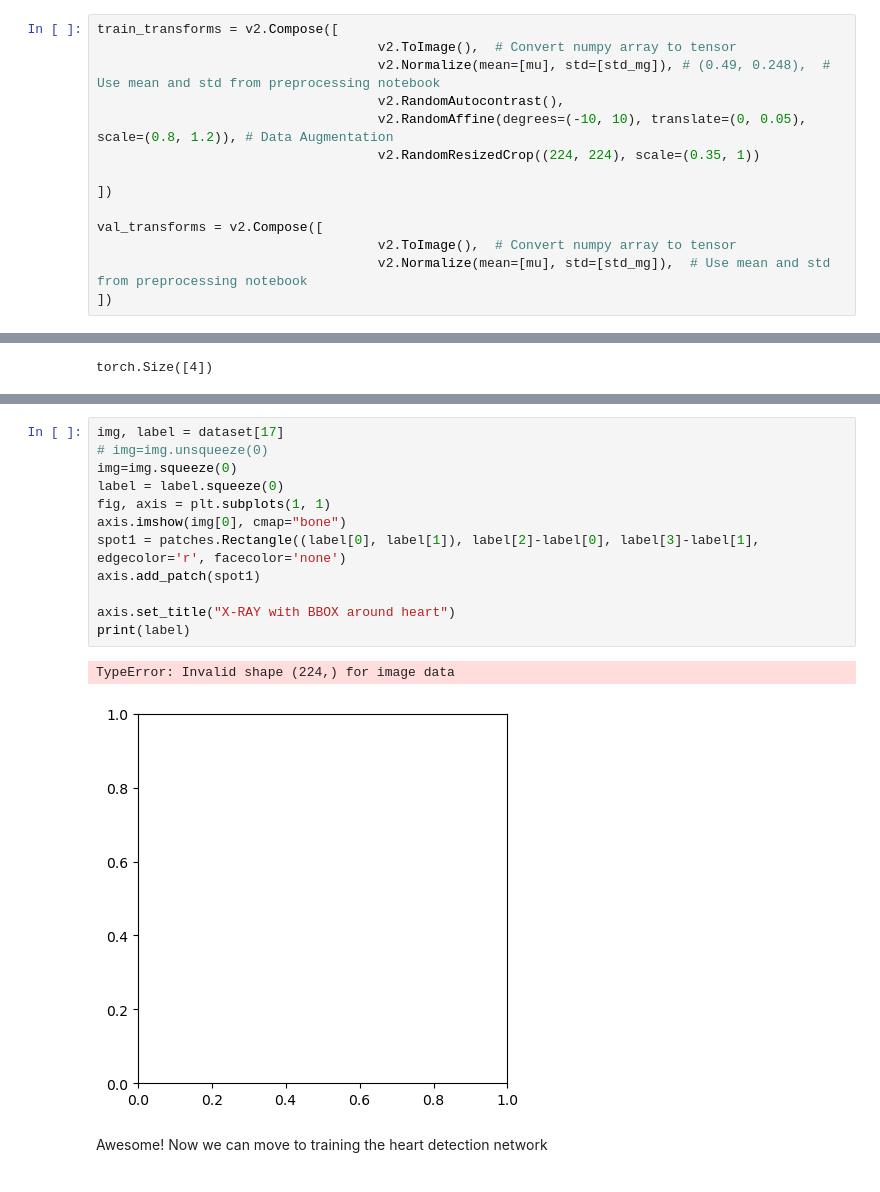
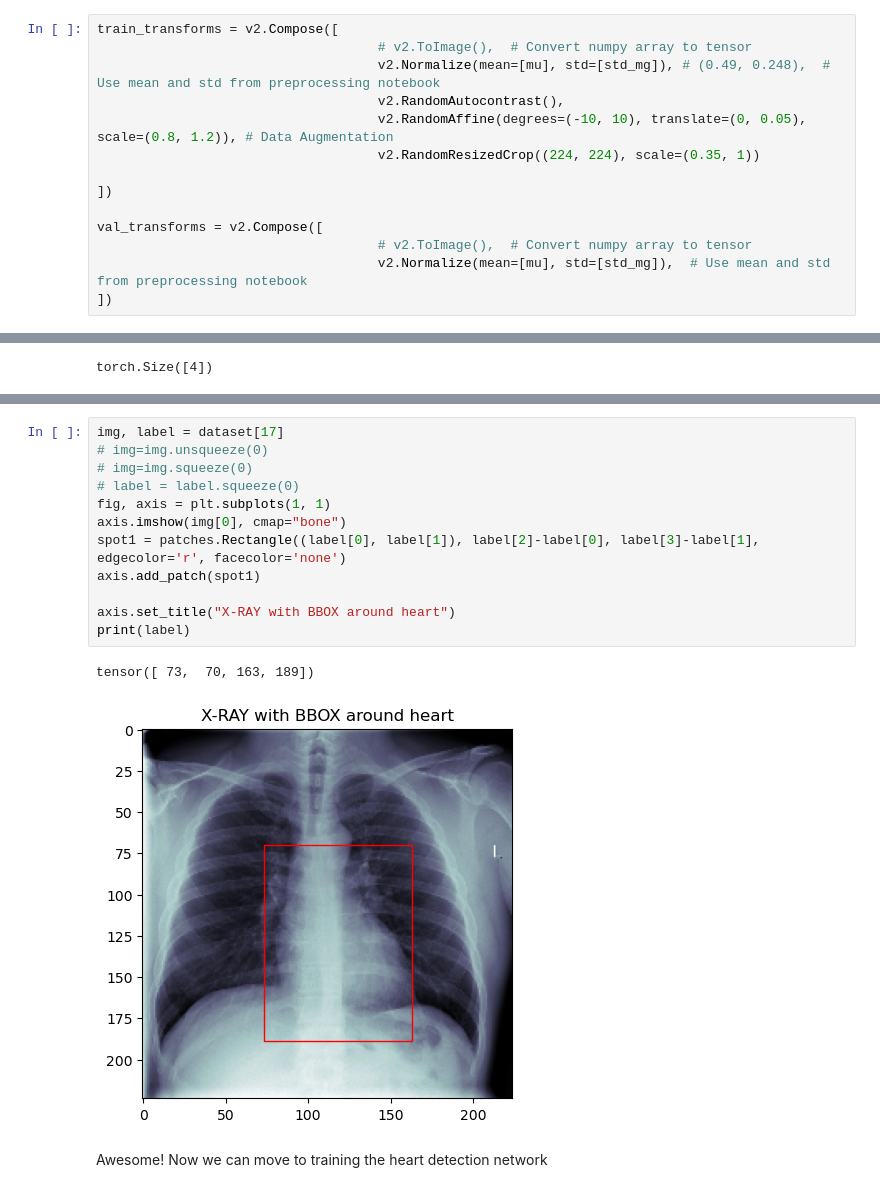
Before and after one commit to mgabr001-git/AI_IN_MEDICAL_IMAGING, a Jupyter notebook: 05-Detection/02-Dataset.ipynb, the cells around one changed output, grey strips where cells are left out. Drawn from its saved outputs; the diff is of its cells as text.

```diff
--- a/05-Detection/02-Dataset.ipynb
+++ b/05-Detection/02-Dataset.ipynb
@@ -133,7 +133,7 @@ import matplotlib.patches as patches
 #         ])
 # %%
 train_transforms = v2.Compose([
-                                    v2.ToImage(),  # Convert numpy array to tensor
+                                    # v2.ToImage(),  # Convert numpy array to tensor
                                     v2.Normalize(mean=[mu], std=[std_mg]), # (0.49, 0.248),  # Use mean and std from preprocessing notebook
                                     v2.RandomAutocontrast(),
                                     v2.RandomAffine(degrees=(-10, 10), translate=(0, 0.05), scale=(0.8, 1.2)), # Data Augmentation
@@ -142,7 +142,7 @@ train_transforms = v2.Compose([
 ])
 
 val_transforms = v2.Compose([
-                                    v2.ToImage(),  # Convert numpy array to tensor
+                                    # v2.ToImage(),  # Convert numpy array to tensor
                                     v2.Normalize(mean=[mu], std=[std_mg]),  # Use mean and std from preprocessing notebook
 ])
 # %%
@@ -181,17 +181,17 @@ TypeError: Invalid shape (224,) for image data
 # %%
 img, label = dataset[17]
 # img=img.unsqueeze(0)
-img=img.squeeze(0)
-label = label.squeeze(0)
+# img=img.squeeze(0)
+# label = label.squeeze(0)
 fig, axis = plt.subplots(1, 1)
 axis.imshow(img[0], cmap="bone")
 spot1 = patches.Rectangle((label[0], label[1]), label[2]-label[0], label[3]-label[1], edgecolor='r', facecolor='none')
 axis.add_patch(spot1)
 
 axis.set_title("X-RAY with BBOX around heart")
 print(label)
 # %% [output]
-TypeError: Invalid shape (224,) for image data
+tensor([ 73,  70, 163, 189])
-[figure, old version]
+[figure, new version]
 # %% [markdown]
 Awesome! Now we can move to training the heart detection network
```
Also changed, not shown: parts of 1 cell of this notebook, 1 other file.
